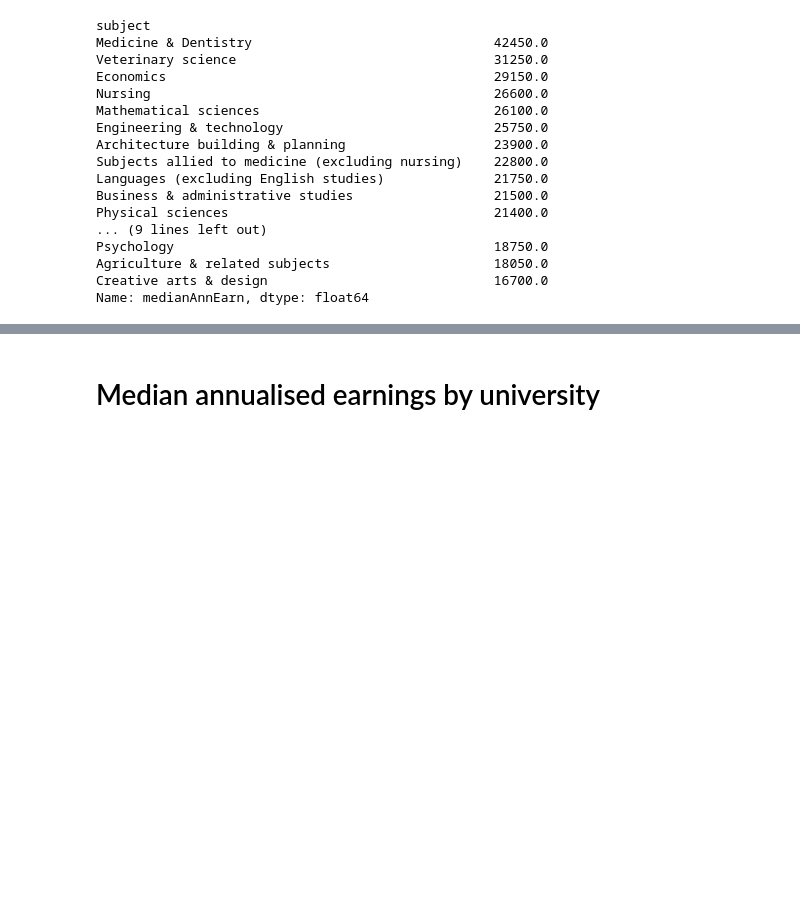
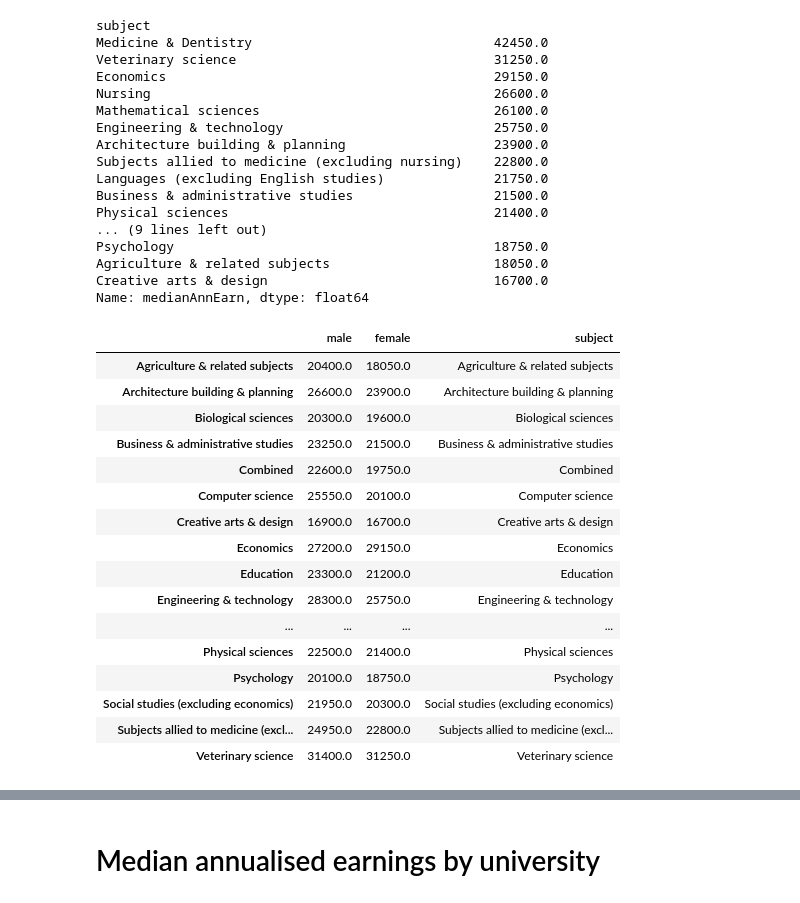
Before and after one commit to gracelinan/data-studio-projects, a Jupyter notebook: July 7-13/University graduate earnings.ipynb, the cells around one changed output, grey strips where cells are left out. Saved outputs shown, nothing was run; the diff lists cells and outputs as text; code cells hidden in the pictures; blank space fills up the shorter version.

```diff
--- a/July 7-13/University graduate earnings.ipynb
+++ b/July 7-13/University graduate earnings.ipynb
@@ -191,3 +193,33 @@ Psychology                                         18750.0
 Agriculture & related subjects                     18050.0
 Creative arts & design                             16700.0
 Name: medianAnnEarn, dtype: float64
+# %%
+male_median = df[df.sex == 'Male'].groupby(by = 'subject').medianAnnEarn.median().sort_values(ascending=False)
+female_median = df[df.sex == 'Female'].groupby(by = 'subject').medianAnnEarn.median().sort_values(ascending=False)
+
+subjects = []
+for subject in df.subject:
+    if subject not in subjects:
+        subjects.append(subject)
+subjects
+
+data = pd.DataFrame({'male': male_median,'female':female_median, 'subject': subjects})
+data
+# %% [output]
+|  | male | female | subject |
+| Agriculture & related subjects | 20400.0 | 18050.0 | Agriculture & related subjects |
+| Architecture building & planning | 26600.0 | 23900.0 | Architecture building & planning |
+| Biological sciences | 20300.0 | 19600.0 | Biological sciences |
+| Business & administrative studies | 23250.0 | 21500.0 | Business & administrative studies |
+| Combined | 22600.0 | 19750.0 | Combined |
+| Computer science | 25550.0 | 20100.0 | Computer science |
+| Creative arts & design | 16900.0 | 16700.0 | Creative arts & design |
+| Economics | 27200.0 | 29150.0 | Economics |
+| Education | 23300.0 | 21200.0 | Education |
+| Engineering & technology | 28300.0 | 25750.0 | Engineering & technology |
+| ... | ... | ... | ... |
+| Physical sciences | 22500.0 | 21400.0 | Physical sciences |
+| Psychology | 20100.0 | 18750.0 | Psychology |
+| Social studies (excluding economics) | 21950.0 | 20300.0 | Social studies (excluding economics) |
+| Subjects allied to medicine (excl... | 24950.0 | 22800.0 | Subjects allied to medicine (excl... |
+| Veterinary science | 31400.0 | 31250.0 | Veterinary science |
```
Also changed, not shown: parts of 2 cells of this notebook.
